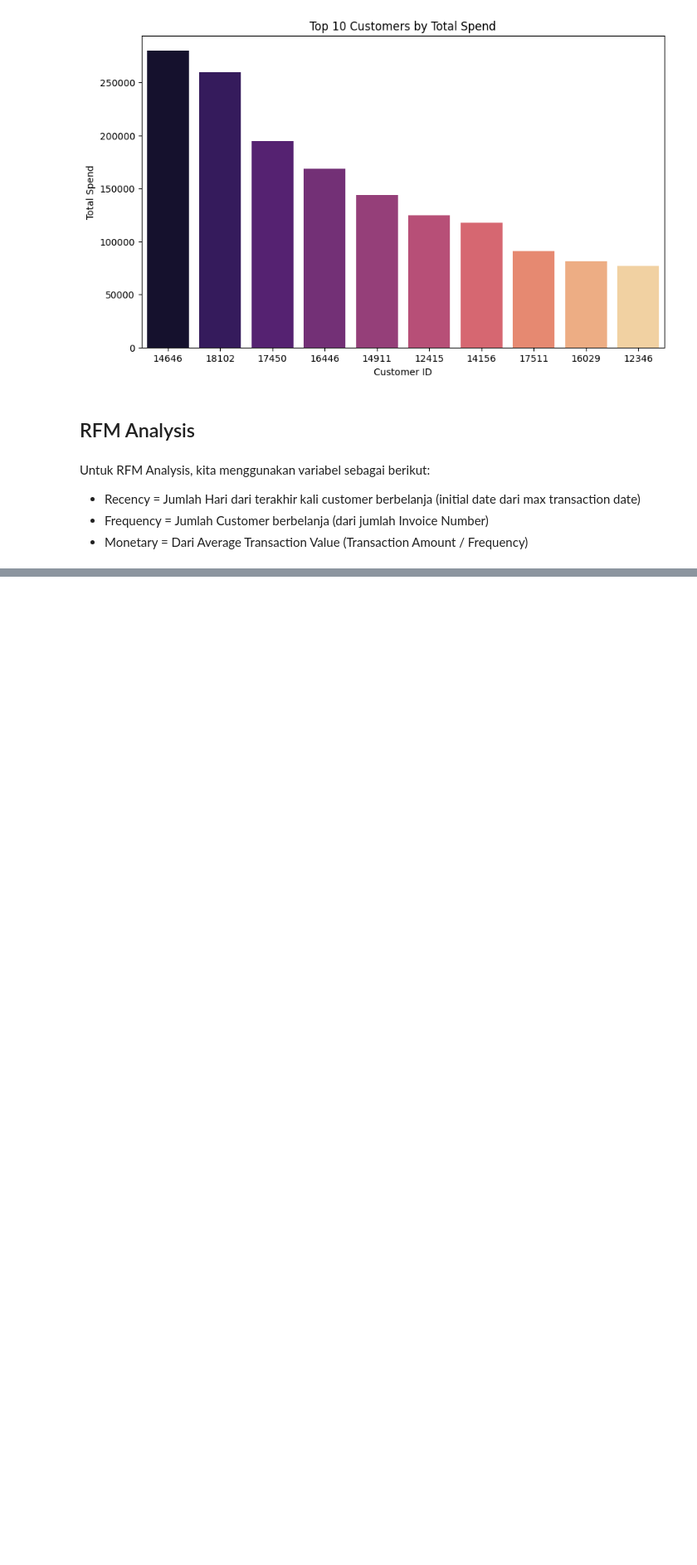
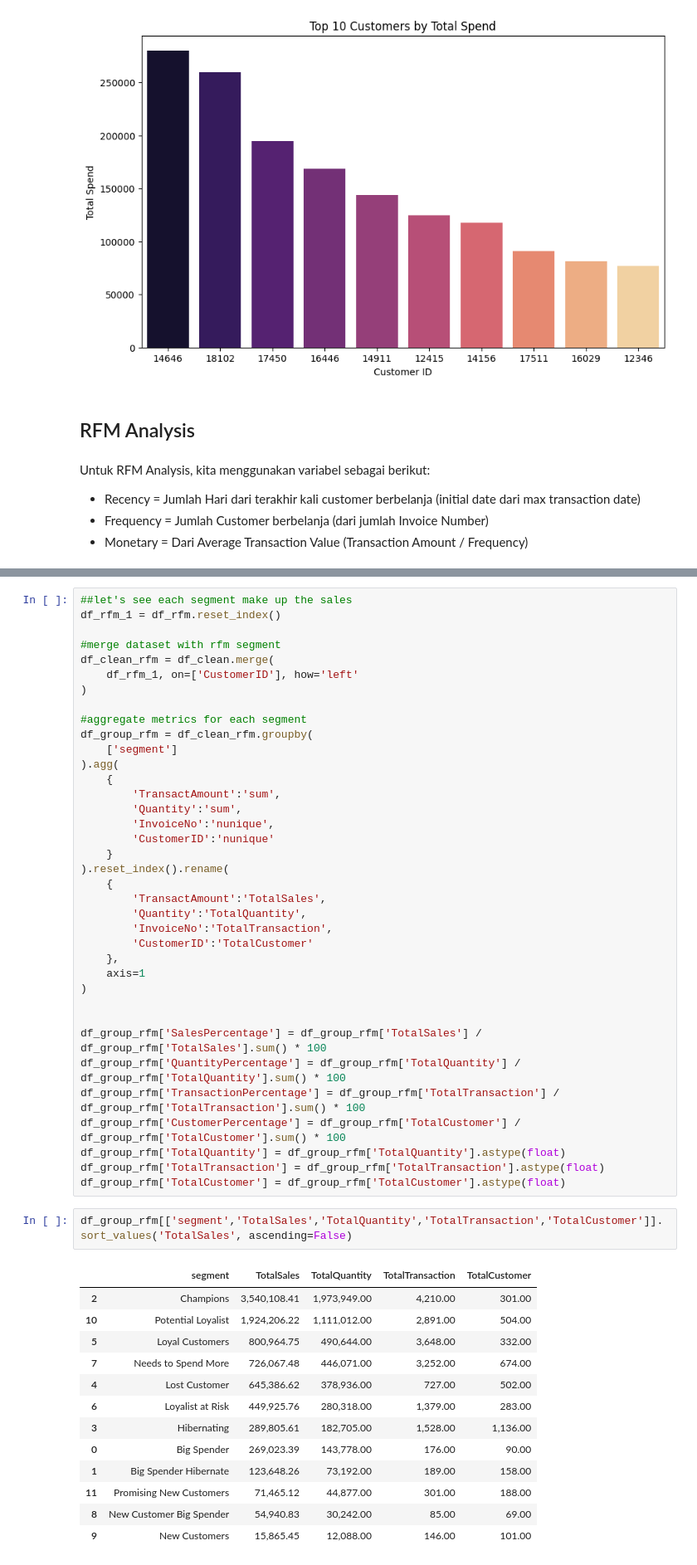
Before and after one commit to satriahady/RFM-Analysis, a Jupyter notebook: rfm_analysis.ipynb, the cells around one changed output, grey strips where cells are left out. Shown: that part at 83% size. Cells and saved outputs as stored; diff of their text form; blank space fills up the shorter version.

```diff
--- a/rfm_analysis.ipynb
+++ b/rfm_analysis.ipynb
@@ -435,0 +474,53 @@ df_rfm['segment'] = df_rfm['score'].replace(seg_map_rfm, regex=True)
+# %%
+##let's see each segment make up the sales
+df_rfm_1 = df_rfm.reset_index()
+
+#merge dataset with rfm segment
+df_clean_rfm = df_clean.merge(
+    df_rfm_1, on=['CustomerID'], how='left'
+)
+
+#aggregate metrics for each segment
+df_group_rfm = df_clean_rfm.groupby(
+    ['segment']
+).agg(
+    {
+        'TransactAmount':'sum',
+        'Quantity':'sum',
+        'InvoiceNo':'nunique',
+        'CustomerID':'nunique'
+    }
+).reset_index().rename(
+    {
+        'TransactAmount':'TotalSales',
+        'Quantity':'TotalQuantity',
+        'InvoiceNo':'TotalTransaction',
+        'CustomerID':'TotalCustomer'
+    },
+    axis=1
+)
+
+
+df_group_rfm['SalesPercentage'] = df_group_rfm['TotalSales'] / df_group_rfm['TotalSales'].sum() * 100
+df_group_rfm['QuantityPercentage'] = df_group_rfm['TotalQuantity'] / df_group_rfm['TotalQuantity'].sum() * 100
+df_group_rfm['TransactionPercentage'] = df_group_rfm['TotalTransaction'] / df_group_rfm['TotalTransaction'].sum() * 100
+df_group_rfm['CustomerPercentage'] = df_group_rfm['TotalCustomer'] / df_group_rfm['TotalCustomer'].sum() * 100
+df_group_rfm['TotalQuantity'] = df_group_rfm['TotalQuantity'].astype(float)
+df_group_rfm['TotalTransaction'] = df_group_rfm['TotalTransaction'].astype(float)
+df_group_rfm['TotalCustomer'] = df_group_rfm['TotalCustomer'].astype(float)
+# %%
+df_group_rfm[['segment','TotalSales','TotalQuantity','TotalTransaction','TotalCustomer']].sort_values('TotalSales', ascending=False)
+# %% [output]
+|  | segment | TotalSales | TotalQuantity | TotalTransaction | TotalCustomer |
+| 2 | Champions | 3,540,108.41 | 1,973,949.00 | 4,210.00 | 301.00 |
+| 10 | Potential Loyalist | 1,924,206.22 | 1,111,012.00 | 2,891.00 | 504.00 |
+| 5 | Loyal Customers | 800,964.75 | 490,644.00 | 3,648.00 | 332.00 |
+| 7 | Needs to Spend More | 726,067.48 | 446,071.00 | 3,252.00 | 674.00 |
+| 4 | Lost Customer | 645,386.62 | 378,936.00 | 727.00 | 502.00 |
+| 6 | Loyalist at Risk | 449,925.76 | 280,318.00 | 1,379.00 | 283.00 |
+| 3 | Hibernating | 289,805.61 | 182,705.00 | 1,528.00 | 1,136.00 |
+| 0 | Big Spender | 269,023.39 | 143,778.00 | 176.00 | 90.00 |
+| 1 | Big Spender Hibernate | 123,648.26 | 73,192.00 | 189.00 | 158.00 |
+| 11 | Promising New Customers | 71,465.12 | 44,877.00 | 301.00 | 188.00 |
+| 8 | New Customer Big Spender | 54,940.83 | 30,242.00 | 85.00 | 69.00 |
+| 9 | New Customers | 15,865.45 | 12,088.00 | 146.00 | 101.00 |
```
Also changed, not shown: parts of 21 cells of this notebook, 7 other files.
